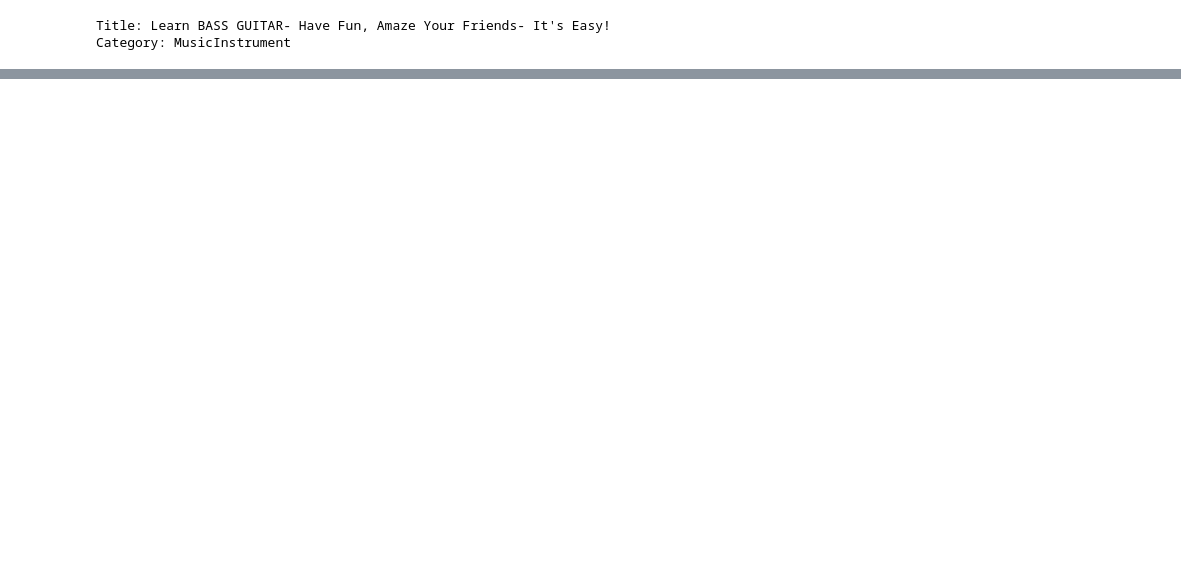
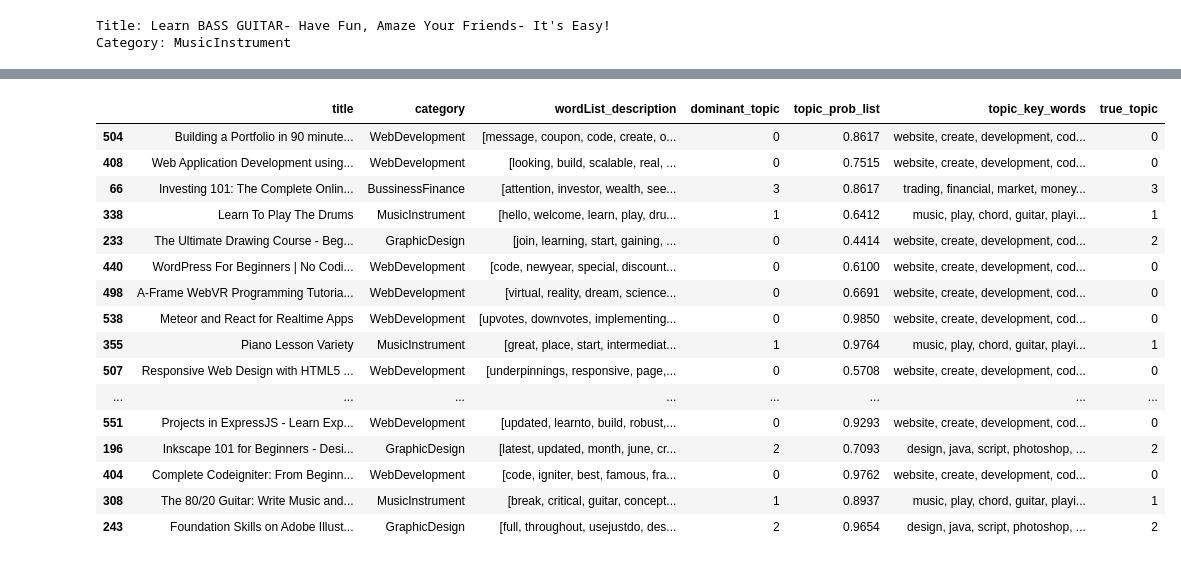
Before and after one commit to Daesparz/analysis_udemy_courses, a Jupyter notebook: Data_analysis/web_scraping_pipeline_Part3.ipynb, the cells around one changed output, grey strips where cells are left out. Saved outputs shown, nothing was run; the diff lists cells and outputs as text; code cells hidden in the pictures; blank space fills up the shorter version.

Commit message:
evaluation of topic modeling using labeled data

```diff
--- a/Data_analysis/web_scraping_pipeline_Part3.ipynb
+++ b/Data_analysis/web_scraping_pipeline_Part3.ipynb
@@ -654,0 +660,6 @@ df_predicted_topics = pd.concat([title, category, df_predicted_topics], axis=1)
+# %%
+df_predictions['dominant_topic'] = topic_num_list
+df_predictions['topic_prob_list'] = topic_prob_list
+df_predictions['topic_key_words'] = topic_key_words
+# %%
+df_TopicModeling = df_predictions.loc[:, ['title', 'category', 'wordList_description', 'dominant_topic', 'topic_prob_list', 'topic_key_words']]
@@ -654,0 +686,36 @@ df_predicted_topics = pd.concat([title, category, df_predicted_topics], axis=1)
+# %%
+def category2topic(category):
+    """ The correlation between categories and dominant topic could change if you get a different topic modeling.
+    """
+    if category == 'MusicInstrument':
+        topic = 1
+    elif category == 'GraphicDesign':
+        topic = 2
+    elif category == 'WebDevelopment':
+        topic = 0
+    else:
+        topic = 3
+
+    return topic
+# %%
+df_TopicModeling['true_topic'] = df_TopicModeling.category.apply(category2topic)
+# %%
+df_TopicModeling.sample(n=20, random_state=0)
+# %% [output]
+|  | title | category | wordList_description | dominant_topic | topic_prob_list | topic_key_words | true_topic |
+| 504 | Building a Portfolio in 90 minute... | WebDevelopment | [message, coupon, code, create, o... | 0 | 0.8617 | website, create, development, cod... | 0 |
+| 408 | Web Application Development using... | WebDevelopment | [looking, build, scalable, real, ... | 0 | 0.7515 | website, create, development, cod... | 0 |
+| 66 | Investing 101: The Complete Onlin... | BussinessFinance | [attention, investor, wealth, see... | 3 | 0.8617 | trading, financial, market, money... | 3 |
+| 338 | Learn To Play The Drums | MusicInstrument | [hello, welcome, learn, play, dru... | 1 | 0.6412 | music, play, chord, guitar, playi... | 1 |
+| 233 | The Ultimate Drawing Course - Beg... | GraphicDesign | [join, learning, start, gaining, ... | 0 | 0.4414 | website, create, development, cod... | 2 |
+| 440 | WordPress For Beginners | No Codi... | WebDevelopment | [code, newyear, special, discount... | 0 | 0.6100 | website, create, development, cod... | 0 |
+| 498 | A-Frame WebVR Programming Tutoria... | WebDevelopment | [virtual, reality, dream, science... | 0 | 0.6691 | website, create, development, cod... | 0 |
+| 538 | Meteor and React for Realtime Apps | WebDevelopment | [upvotes, downvotes, implementing... | 0 | 0.9850 | website, create, development, cod... | 0 |
+| 355 | Piano Lesson Variety | MusicInstrument | [great, place, start, intermediat... | 1 | 0.9764 | music, play, chord, guitar, playi... | 1 |
+| 507 | Responsive Web Design with HTML5 ... | WebDevelopment | [underpinnings, responsive, page,... | 0 | 0.5708 | website, create, development, cod... | 0 |
+| ... | ... | ... | ... | ... | ... | ... | ... |
+| 551 | Projects in ExpressJS - Learn Exp... | WebDevelopment | [updated, learnto, build, robust,... | 0 | 0.9293 | website, create, development, cod... | 0 |
+| 196 | Inkscape 101 for Beginners - Desi... | GraphicDesign | [latest, updated, month, june, cr... | 2 | 0.7093 | design, java, script, photoshop, ... | 2 |
+| 404 | Complete Codeigniter: From Beginn... | WebDevelopment | [code, igniter, best, famous, fra... | 0 | 0.9762 | website, create, development, cod... | 0 |
+| 308 | The 80/20 Guitar: Write Music and... | MusicInstrument | [break, critical, guitar, concept... | 1 | 0.8937 | music, play, chord, guitar, playi... | 1 |
+| 243 | Foundation Skills on Adobe Illust... | GraphicDesign | [full, throughout, usejustdo, des... | 2 | 0.9654 | design, java, script, photoshop, ... | 2 |
```
Also changed, not shown: parts of 36 cells of this notebook.
